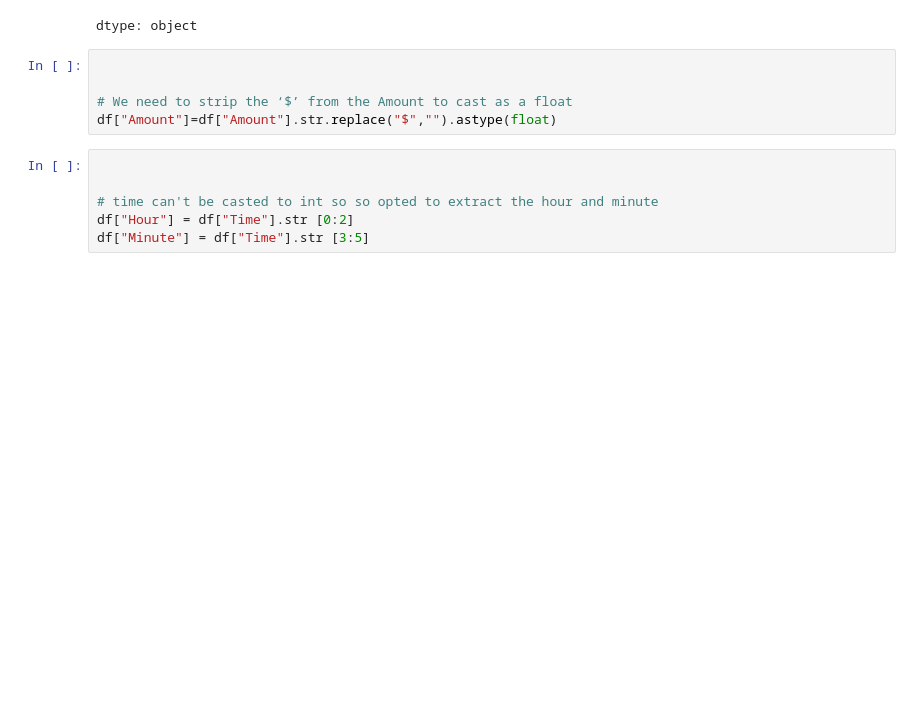
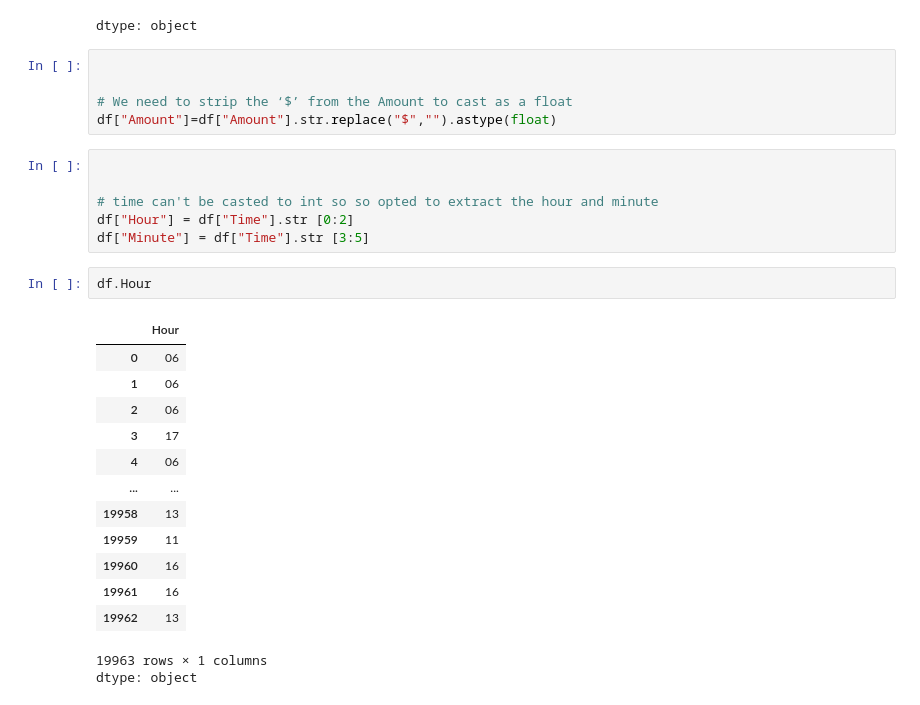
Before and after one commit to walidhbabou/dockerProjetAI, a Jupyter notebook: Bienvenue_dans_Colaboratory.ipynb, the cells around one changed output. Saved outputs shown, nothing was run; the diff lists cells and outputs as text; blank space fills up the shorter version.

```diff
--- a/Bienvenue_dans_Colaboratory.ipynb
+++ b/Bienvenue_dans_Colaboratory.ipynb
@@ -132,3 +132,20 @@ df["Amount"]=df["Amount"].str.replace("$","").astype(float)
 # time can't be casted to int so so opted to extract the hour and minute
 df["Hour"] = df["Time"].str [0:2]
 df["Minute"] = df["Time"].str [3:5]
+# %%
+df.Hour
+# %% [output]
+|  | Hour |
+| 0 | 06 |
+| 1 | 06 |
+| 2 | 06 |
+| 3 | 17 |
+| 4 | 06 |
+| ... | ... |
+| 19958 | 13 |
+| 19959 | 11 |
+| 19960 | 16 |
+| 19961 | 16 |
+| 19962 | 13 |
+19963 rows × 1 columns
+dtype: object
```
Also changed, not shown: parts of 18 cells of this notebook.
